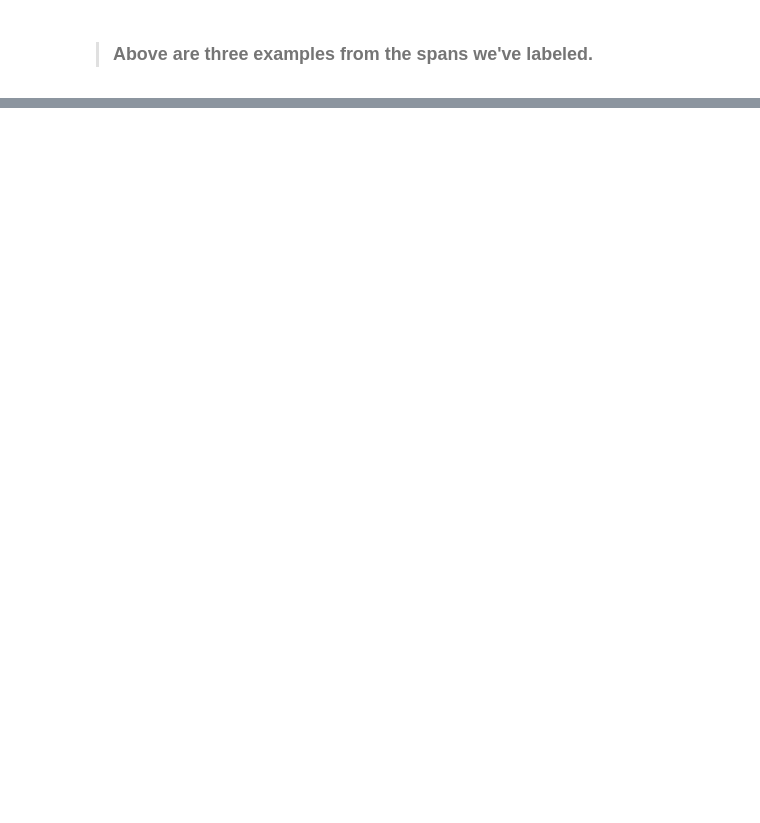
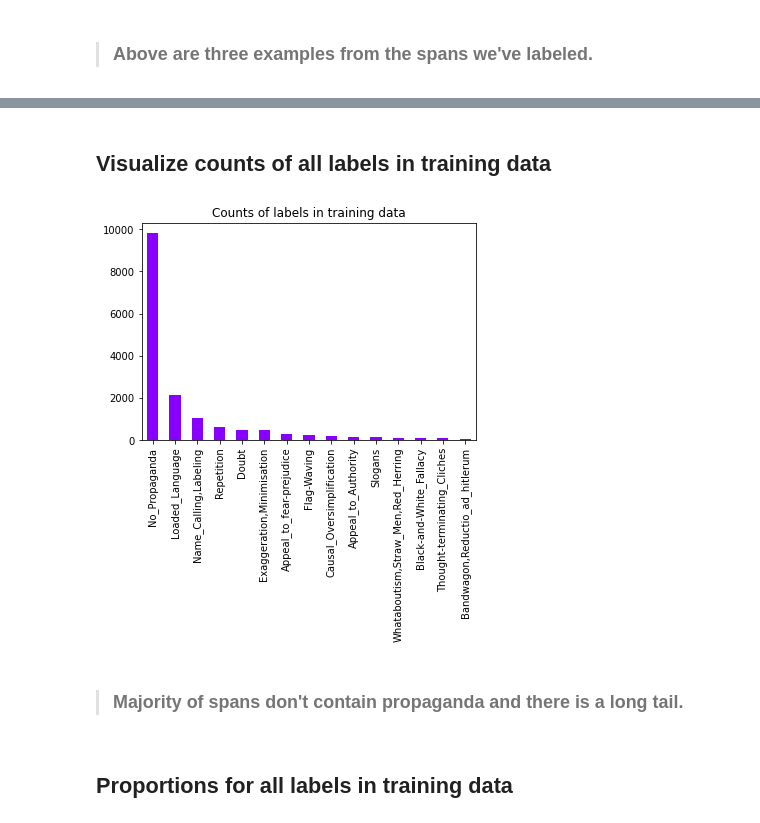
Before and after one commit to Bcromas/propaganda_bert, a Jupyter notebook: EDA.ipynb, the cells around one changed output, grey strips where cells are left out. Saved outputs shown, nothing was run; the diff lists cells and outputs as text; code cells hidden in the pictures; blank space fills up the shorter version.

```diff
--- a/EDA.ipynb
+++ b/EDA.ipynb
@@ -325,0 +236,24 @@ this.T
+# %%
+%%time
+
+neg_spans_list = [] # create a list of nested tuples
+errors = []
+CONTEXT_WINDOW = 75
+
+for entry in all_spans_df["element_in_list"].unique(): # iterate through unique entries in element_in_list
+    sub_df = all_spans_df[all_spans_df["element_in_list"]==entry] # this is subset of main df containing only entries for the current doc
+    these_intervals = [(x[1]["span_start"], x[1]["span_end"]) for x in sub_df.iterrows()] # get intervals
+    this_tree = IntervalTree.from_tuples(these_intervals) # initialize tree with intervals
+
+    this_doc = docs_as_docs[entry]
+    START_POINT = CONTEXT_WINDOW # char position we can start from
+    END_POINT = len(this_doc)-(CONTEXT_WINDOW) # char position we can work up until
+    for token in range(START_POINT, END_POINT): # for the range of possible center positions of the CONTEXT_WINDOW
+        if this_tree.overlap(token, token+CONTEXT_WINDOW):
+            continue
+        else:
+            try:
+                docs_as_docs[entry].char_span(token, token+CONTEXT_WINDOW)._.TRAIN_LABEL = "No_Propaganda"
+                neg_spans_list.append((entry, (token,token+CONTEXT_WINDOW)))
+            except Exception as e:
+                errors.append(entry)
@@ -325,0 +278,2 @@ this.T
+# %%
+full_list = [(docs_as_docs[i[0]].char_span(i[1][0],i[1][1]).text,"No_Propaganda") for i in neg_spans_list] # simpler to supply "No_Propaganda" label than retrieve it from the char_span
@@ -325,0 +318,11 @@ this.T
+# %% [markdown]
+## Visualize counts of all labels in training data
+# %%
+train_df["label"].value_counts().plot.bar(color = "#8800ff");
+plt.title("Counts of labels in training data");
+# %% [output]
+[figure, added]
+# %% [markdown]
+> ### Majority of spans don't contain propaganda and there is a long tail.
+# %% [markdown]
+## Proportions for all labels in training data
```
Also changed, not shown: parts of 52 cells of this notebook.
